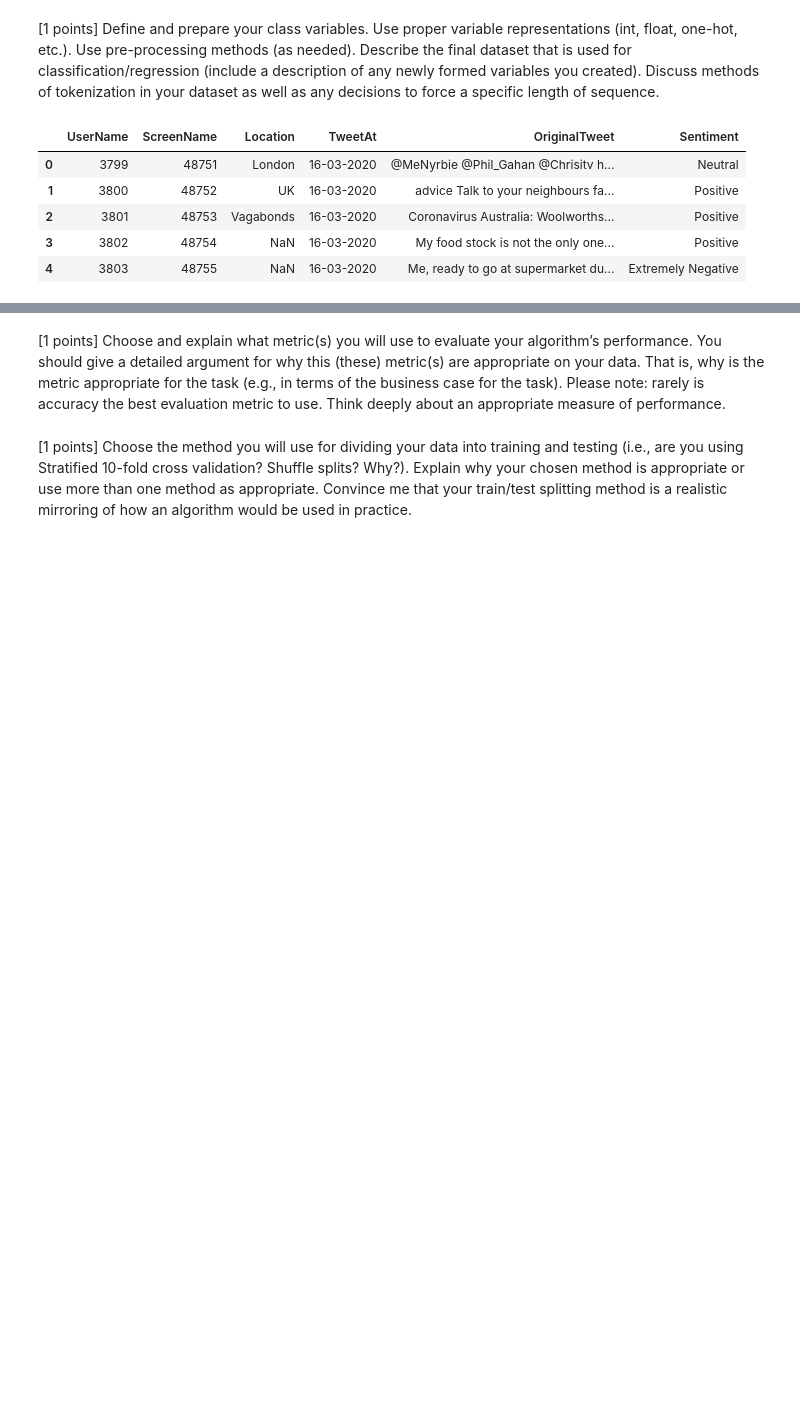
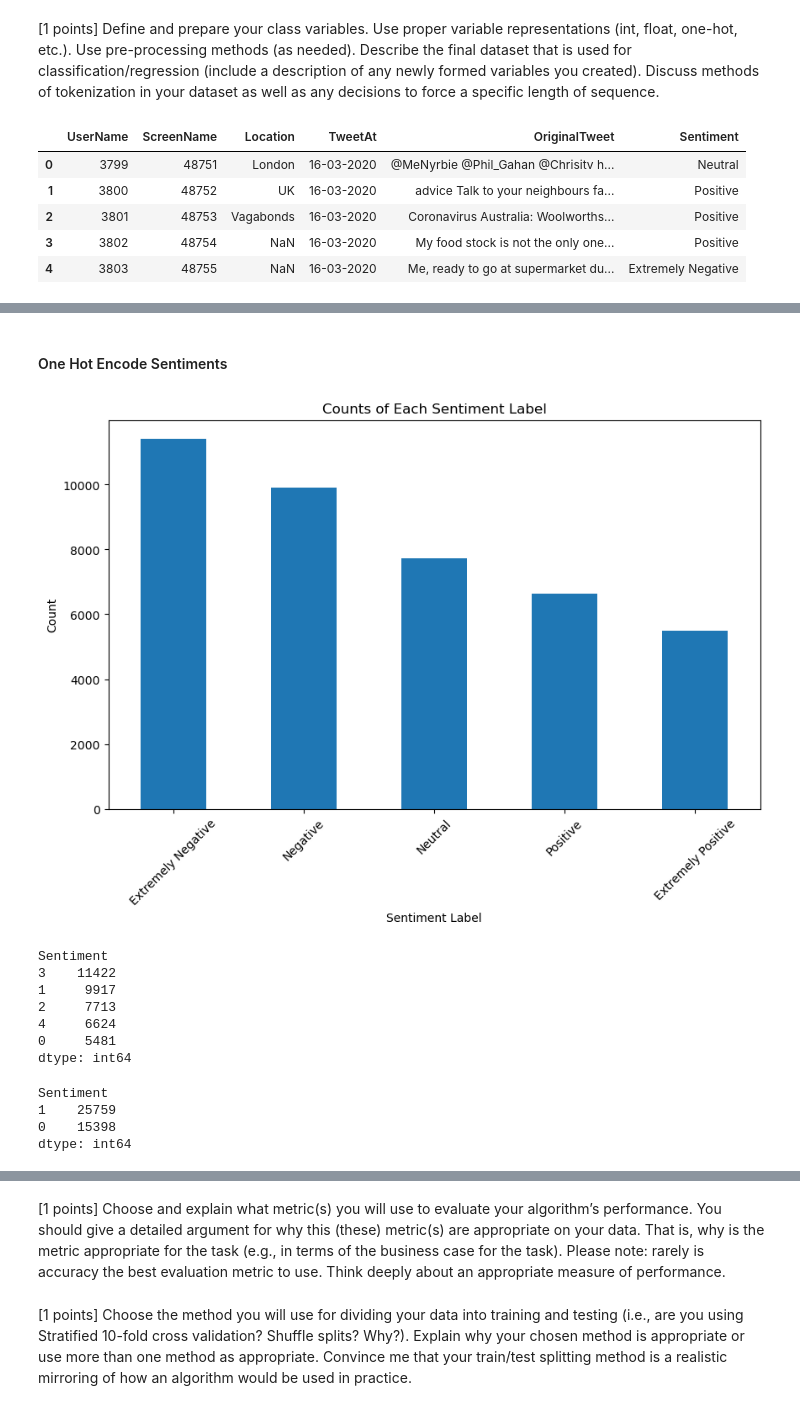
Before and after one commit to katielaird/ML_Lab_7, a Jupyter notebook: Will.ipynb, the cells around one changed output, grey strips where cells are left out. Cells and saved outputs as stored; diff of their text form; code cells hidden in the pictures; blank space fills up the shorter version.

```diff
--- a/Will.ipynb
+++ b/Will.ipynb
@@ -18,7 +18,7 @@ import re
 [1 points] Define and prepare your class variables. Use proper variable representations (int, float, one-hot, etc.). Use pre-processing methods (as needed). Describe the final dataset that is used for classification/regression (include a description of any newly formed variables you created). Discuss methods of tokenization in your dataset as well as any decisions to force a specific length of sequence.
 # %%
 # read in the dataset as a pandas dataframe
-df = pd.read_csv("Corona_NLP_train.csv",encoding='latin1')
+df = pd.read_csv("Datasets/old/Corona_NLP_train.csv",encoding='latin1')
 df.head(5)
 # %% [output]
 |  | UserName | ScreenName | Location | TweetAt | OriginalTweet | Sentiment |
@@ -29,0 +32,14 @@ df.head(5)
+# %%
+def clean_tweet(tweet):
+    # Remove any non-alphabetic characters except basic punctuation
+    tweet = re.sub(r"[^a-zA-Z0-9.,'!? ]", '', tweet)
+    # Remove any excess whitespace
+    tweet = re.sub(r"\s+", ' ', tweet).strip()
+    return tweet
+# %%
+
+df['OriginalTweet'] = df['OriginalTweet'].apply(clean_tweet)
+df.head(5)
+
+print (df.value_counts('Sentiment'))
+label_counts = df['Sentiment'].value_counts()
@@ -29,0 +54,49 @@ df.head(5)
+# %% [markdown]
+#### One Hot Encode Sentiments
+# %%
+# One Hot Encoding of the sentiments changing Extremely Negative to 0 and Extremely Positive to 4
+df['Sentiment'] = df['Sentiment'].replace('Extremely Negative', 0)
+df['Sentiment'] = df['Sentiment'].replace('Negative', 1)
+df['Sentiment'] = df['Sentiment'].replace('Neutral', 2)
+df['Sentiment'] = df['Sentiment'].replace('Positive', 3)
+df['Sentiment'] = df['Sentiment'].replace('Extremely Positive', 4)
+
+import matplotlib.pyplot as plt
+
+label_counts = df['Sentiment'].value_counts()
+
+# Create a bar chart
+plt.figure(figsize=(10, 6))
+label_counts.plot(kind='bar')
+plt.title('Counts of Each Sentiment Label')
+plt.xlabel('Sentiment Label')
+plt.ylabel('Count')
+plt.xticks(ticks=[0, 1, 2, 3, 4], labels=['Extremely Negative', 'Negative', 'Neutral', 'Positive', 'Extremely Positive'], rotation=45)
+plt.show()
+
+df.value_counts('Sentiment')
+# %% [output]
+[figure, added]
+Sentiment
+3    11422
+1     9917
+2     7713
+4     6624
+0     5481
+dtype: int64
+# %%
+df = pd.read_csv("Datasets/old/Corona_NLP_train.csv",encoding='latin1')
+df['OriginalTweet'] = df['OriginalTweet'].apply(clean_tweet)
+
+df['Sentiment'] = df['Sentiment'].replace('Extremely Negative', 0)
+df['Sentiment'] = df['Sentiment'].replace('Negative', 0)
+df['Sentiment'] = df['Sentiment'].replace('Neutral', 1)
+df['Sentiment'] = df['Sentiment'].replace('Positive', 2)
+df['Sentiment'] = df['Sentiment'].replace('Extremely Positive', 2)
+
+print (df.value_counts('Sentiment'))
+# %% [output]
+Sentiment
+1    25759
+0    15398
+dtype: int64
```
Also changed, not shown: parts of 10 cells of this notebook.
